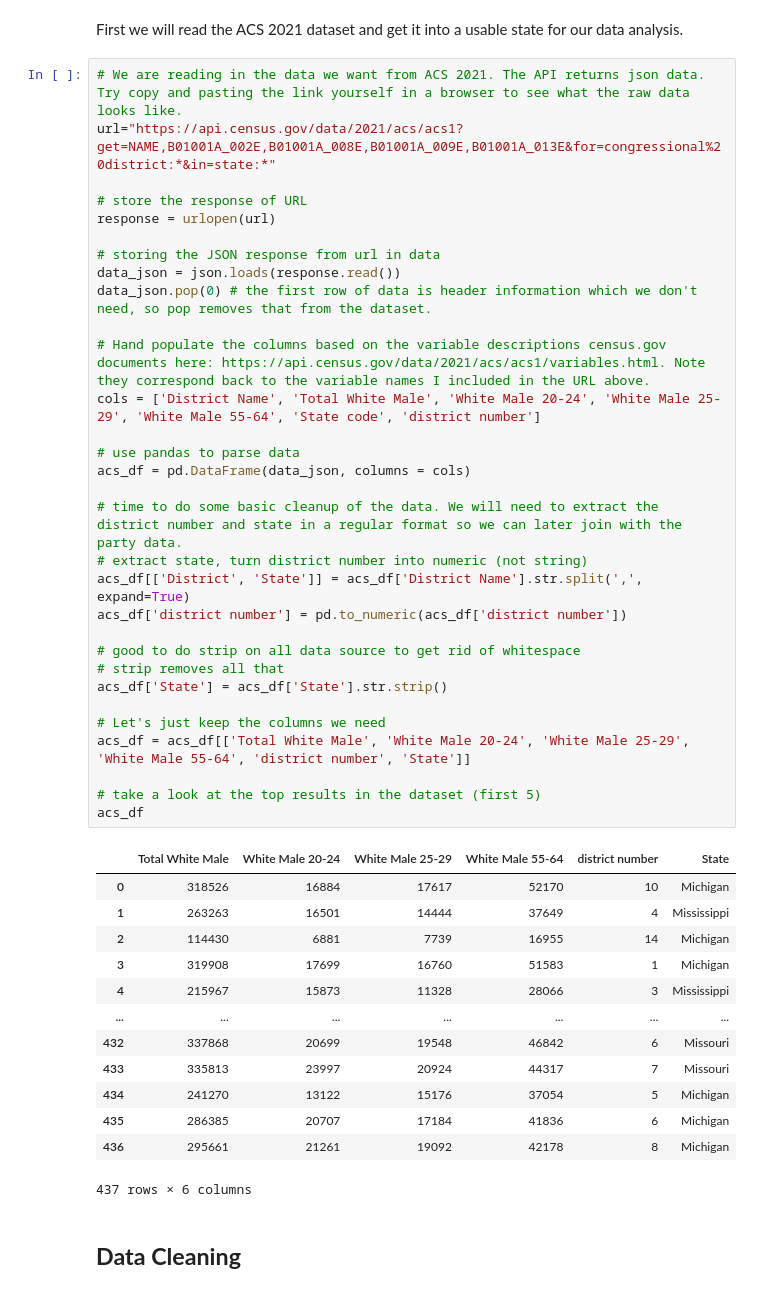
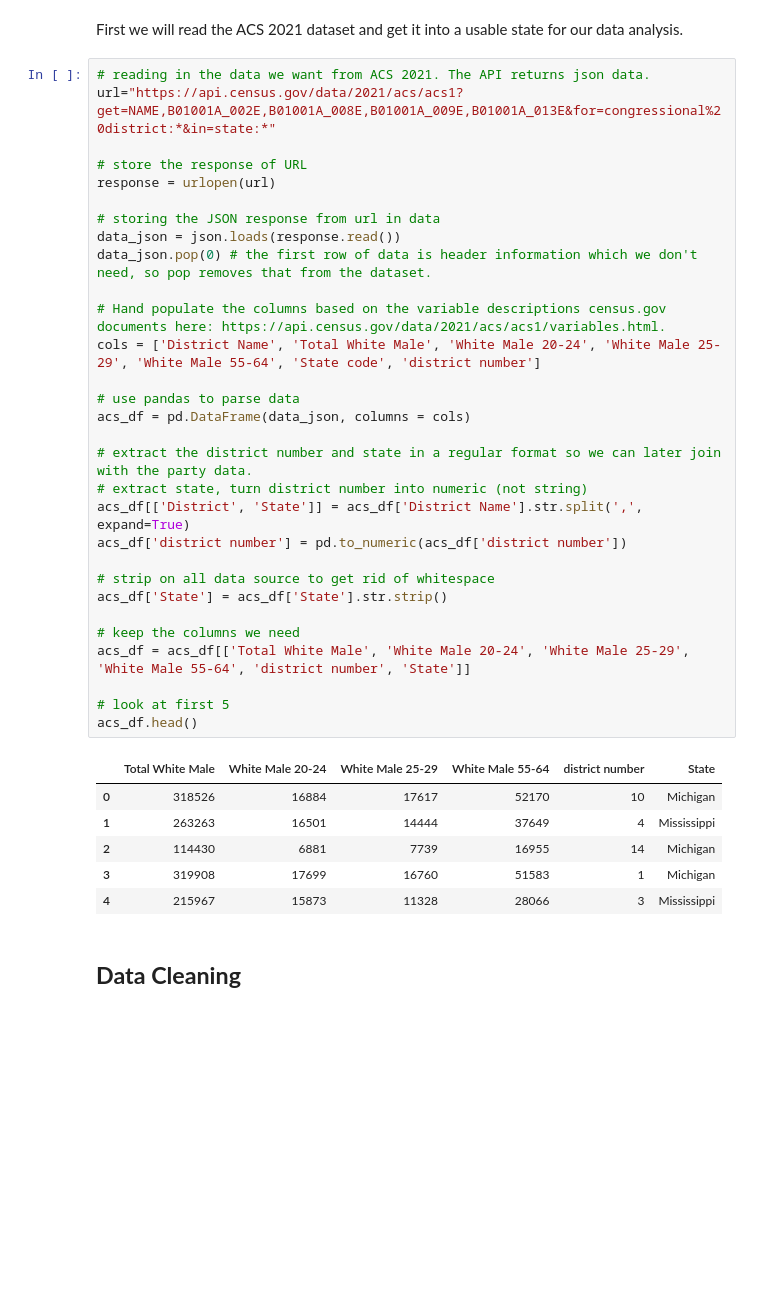
Before and after one commit to jinburge/Congressional-Analytics, a Jupyter notebook: New_Ages_for_Congressional_Analytics.ipynb, the cells around one changed output. Saved outputs shown, nothing was run; the diff lists cells and outputs as text; blank space fills up the shorter version.

```diff
--- a/New_Ages_for_Congressional_Analytics.ipynb
+++ b/New_Ages_for_Congressional_Analytics.ipynb
@@ -28,50 +28,42 @@ warnings.filterwarnings('ignore')
 # %% [markdown]
 First we will read the ACS 2021 dataset and get it into a usable state for our data analysis.
 # %%
-# We are reading in the data we want from ACS 2021. The API returns json data. Try copy and pasting the link yourself in a browser to see what the raw data looks like.
+# reading in the data we want from ACS 2021. The API returns json data.
 url="https://api.census.gov/data/2021/acs/acs1?get=NAME,B01001A_002E,B01001A_008E,B01001A_009E,B01001A_013E&for=congressional%20district:*&in=state:*"
 
 # store the response of URL
 response = urlopen(url)
 
 # storing the JSON response from url in data
 data_json = json.loads(response.read())
 data_json.pop(0) # the first row of data is header information which we don't need, so pop removes that from the dataset.
 
-# Hand populate the columns based on the variable descriptions census.gov documents here: https://api.census.gov/data/2021/acs/acs1/variables.html. Note they correspond back to the variable names I included in the URL above.
+# Hand populate the columns based on the variable descriptions census.gov documents here: https://api.census.gov/data/2021/acs/acs1/variables.html.
 cols = ['District Name', 'Total White Male', 'White Male 20-24', 'White Male 25-29', 'White Male 55-64', 'State code', 'district number']
 
 # use pandas to parse data
 acs_df = pd.DataFrame(data_json, columns = cols)
 
-# time to do some basic cleanup of the data. We will need to extract the district number and state in a regular format so we can later join with the party data.
+# extract the district number and state in a regular format so we can later join with the party data.
 # extract state, turn district number into numeric (not string)
 acs_df[['District', 'State']] = acs_df['District Name'].str.split(',', expand=True)
 acs_df['district number'] = pd.to_numeric(acs_df['district number'])
 
-# good to do strip on all data source to get rid of whitespace
-# strip removes all that
+# strip on all data source to get rid of whitespace
 acs_df['State'] = acs_df['State'].str.strip()
 
-# Let's just keep the columns we need
+# keep the columns we need
 acs_df = acs_df[['Total White Male', 'White Male 20-24', 'White Male 25-29', 'White Male 55-64', 'district number', 'State']]
 
-# take a look at the top results in the dataset (first 5)
-acs_df
+# look at first 5
+acs_df.head()
 # %% [output]
 |  | Total White Male | White Male 20-24 | White Male 25-29 | White Male 55-64 | district number | State |
 | 0 | 318526 | 16884 | 17617 | 52170 | 10 | Michigan |
 | 1 | 263263 | 16501 | 14444 | 37649 | 4 | Mississippi |
 | 2 | 114430 | 6881 | 7739 | 16955 | 14 | Michigan |
 | 3 | 319908 | 17699 | 16760 | 51583 | 1 | Michigan |
 | 4 | 215967 | 15873 | 11328 | 28066 | 3 | Mississippi |
-| ... | ... | ... | ... | ... | ... | ... |
-| 432 | 337868 | 20699 | 19548 | 46842 | 6 | Missouri |
-| 433 | 335813 | 23997 | 20924 | 44317 | 7 | Missouri |
-| 434 | 241270 | 13122 | 15176 | 37054 | 5 | Michigan |
-| 435 | 286385 | 20707 | 17184 | 41836 | 6 | Michigan |
-| 436 | 295661 | 21261 | 19092 | 42178 | 8 | Michigan |
-437 rows × 6 columns
 # %% [markdown]
 ## **Data Cleaning**
 # %%
```
Also changed, not shown: parts of 13 cells of this notebook.
